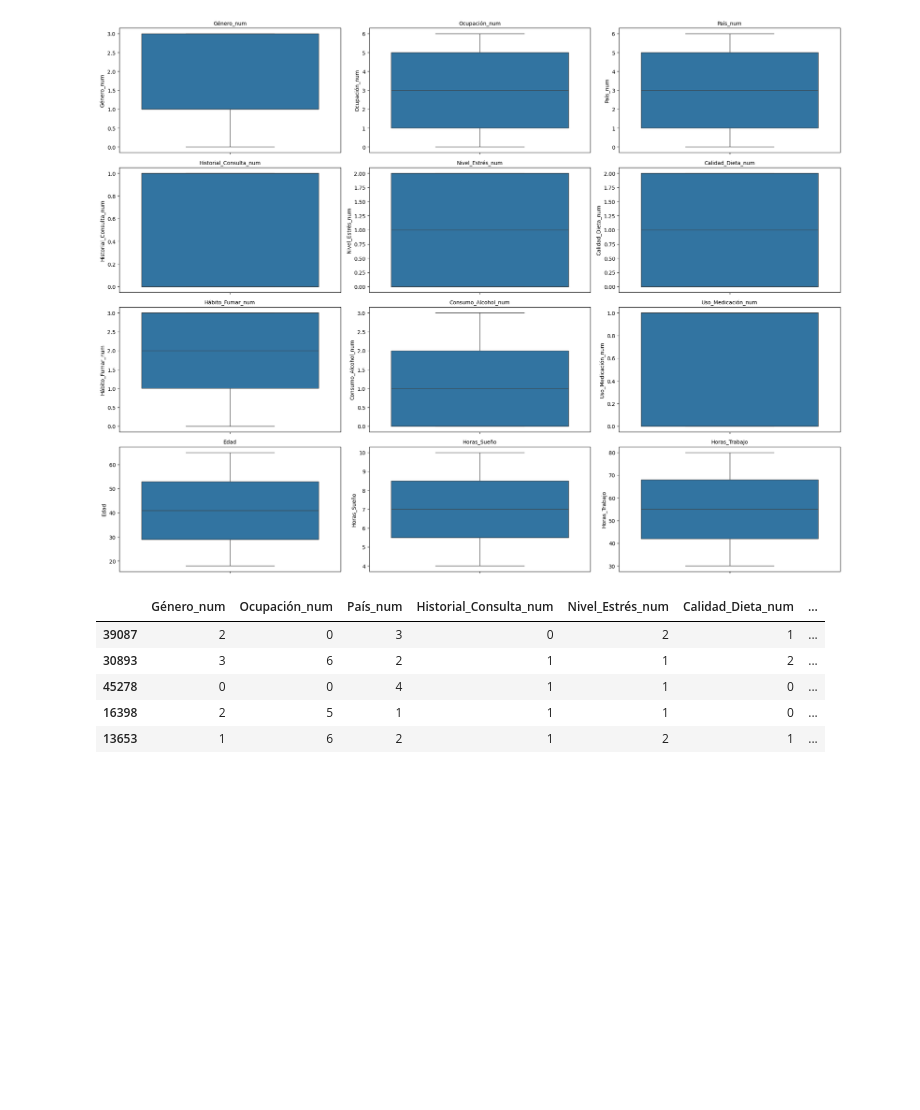
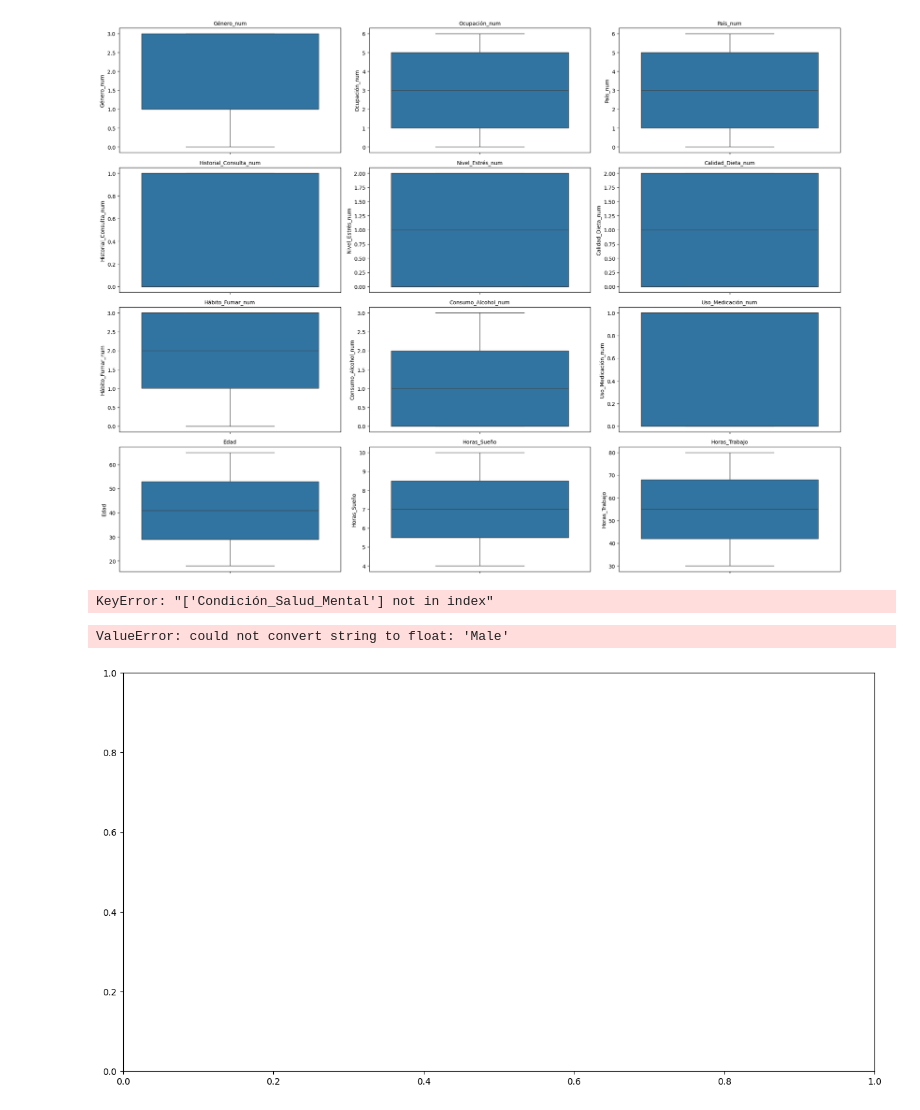
Before and after one commit to Valenfrc/Fases-del-sue-o, a Jupyter notebook: notebooks/análisis_inicial.ipynb, the cells around one changed output. Saved outputs shown, nothing was run; the diff lists cells and outputs as text; code cells hidden in the pictures; blank space fills up the shorter version.

Commit message:
agregue train test split

```diff
--- a/notebooks/análisis_inicial.ipynb
+++ b/notebooks/análisis_inicial.ipynb
@@ -596,26 +665,45 @@ plt.show()
 # %% [output]
 [figure]
 # %%
+import pandas as pd
 from sklearn.model_selection import train_test_split
 
-num_variables = ['Género_num', 'Ocupación_num', 'País_num', 'Historial_Consulta_num', 'Nivel_Estrés_num', 'Calidad_Dieta_num', 'Hábito_Fumar_num', 'Consumo_Alcohol_num', 'Uso_Medicación_num', 'Edad', 'Horas_Sueño', 'Horas_Trabajo', 'Horas_Actividad_Física', 'Uso_Redes_Sociales']
+num_variables = ['Género','Ocupación','País','Condición_Salud_Mental','Historial_Consulta','Nivel_Estrés','Calidad_Dieta','Hábito_Fumar','Consumo_Alcohol','Uso_Medicación', 'Nivel_Estrés_num', 'Calidad_Dieta_num', 'Hábito_Fumar_num', 'Consumo_Alcohol_num', 'Uso_Medicación_num', 'Edad', 'Horas_Sueño', 'Horas_Trabajo', 'Horas_Actividad_Física', 'Uso_Redes_Sociales']
 
-# Dividimos el conjunto de datos en muestras de train y test
-X = df.drop("Condición_Salud_Mental_Num", axis = 1)[num_variables]
-y = df["Condición_Salud_Mental_Num"]
+for var in num_variables:
+    if var not in df.columns:
+        print(f"Error: La columna '{var}' no existe en el DataFrame.")
+        exit() # Detiene la ejecución si falta una columna
+
+
+X = df.drop('Condición_Salud_Mental', axis = 1)[num_variables]
+y = df['Condición_Salud_Mental']
 
 X_train, X_test, y_train, y_test = train_test_split(X, y, test_size = 0.2, random_state = 42)
 
-X_train.head()
-
-#separo el conjunto de datos para entrenar
+print(X_train.head())
 # %% [output]
-|  | Género_num | Ocupación_num | País_num | Historial_Consulta_num | Nivel_Estrés_num | Calidad_Dieta_num | ... |
-| 39087 | 2 | 0 | 3 | 0 | 2 | 1 | ... |
-| 30893 | 3 | 6 | 2 | 1 | 1 | 2 | ... |
-| 45278 | 0 | 0 | 4 | 1 | 1 | 0 | ... |
-| 16398 | 2 | 5 | 1 | 1 | 1 | 0 | ... |
-| 13653 | 1 | 6 | 2 | 1 | 2 | 1 | ... |
+KeyError: "['Condición_Salud_Mental'] not in index"
+# %%
+import pandas as pd
+import matplotlib.pyplot as plt
+
+
+plt.figure(figsize=(15, 8))
+pd.plotting.parallel_coordinates(
+    df,
+    "Condición_Salud_Mental",
+    color=("#E58139", "#39E581", "#8139E5"),
+    linewidth=0.5,
+    alpha=0.7,
+)
+
+plt.xticks(rotation=45, ha="right")
+plt.tight_layout()
+plt.show()
+# %% [output]
+ValueError: could not convert string to float: 'Male'
+[figure, added]
 # %%
 #EN RESUMEN APARENTEMENTE NO HAY RELACIONES LINEALES ENTRE LAS VARIABLES
 # %%
```
Also changed, not shown: parts of 4 cells of this notebook.
